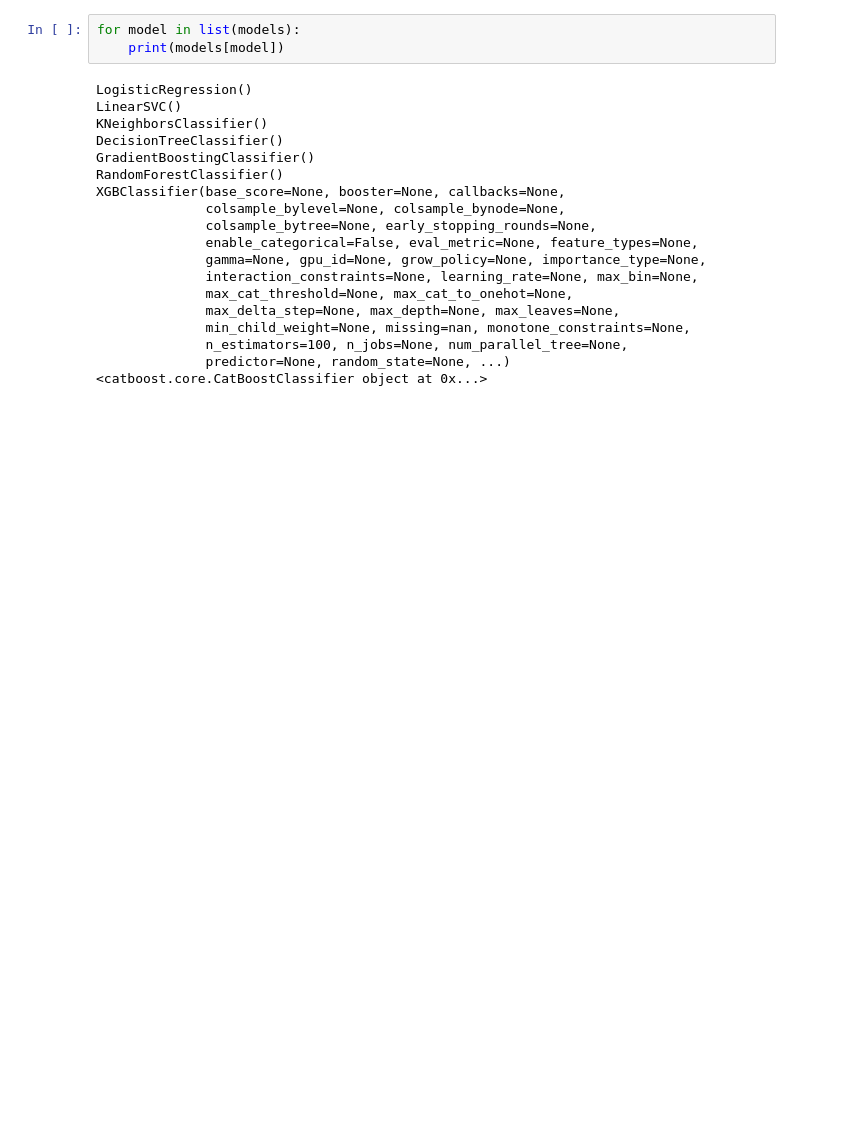
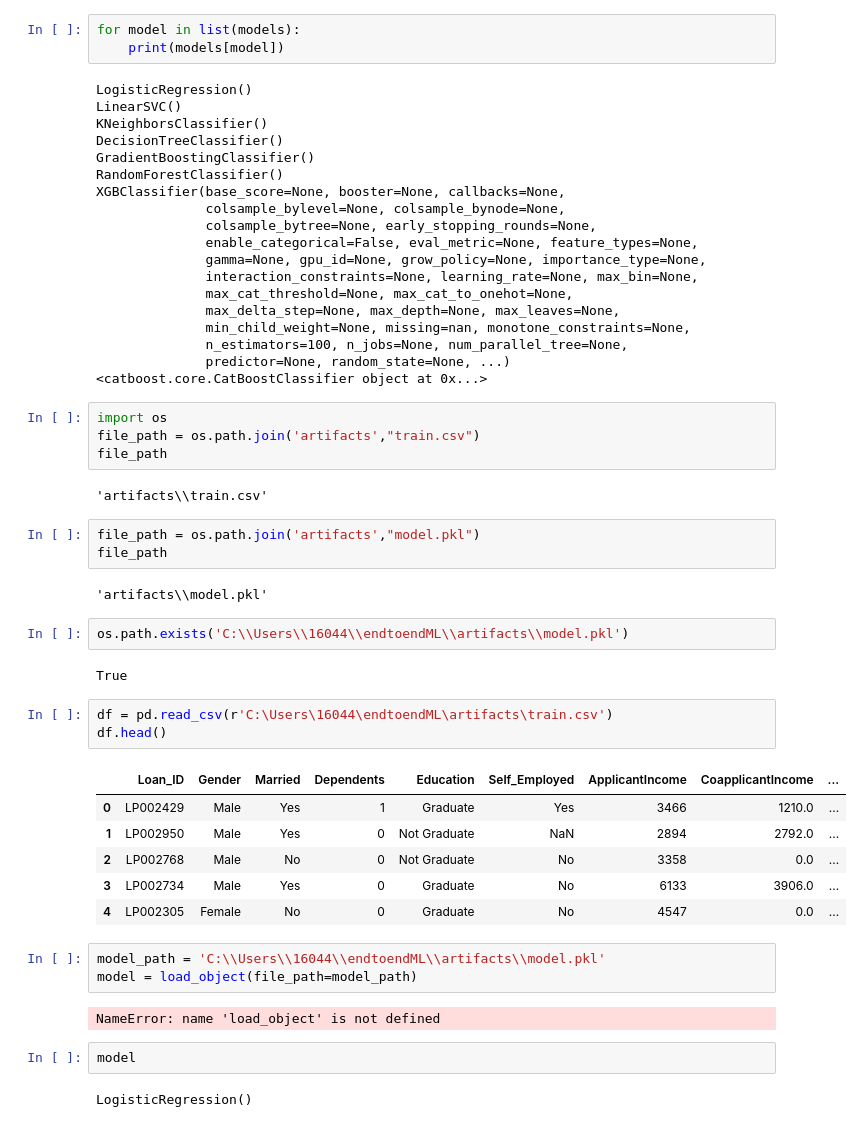
Before and after one commit to sjana01/LoanApprovalPrediction, a Jupyter notebook: notebooks/EDA.ipynb, the cells around one changed output. Cells and saved outputs as stored; diff of their text form; blank space fills up the shorter version.

```diff
--- a/notebooks/EDA.ipynb
+++ b/notebooks/EDA.ipynb
@@ -207,3 +215,37 @@ XGBClassifier(base_score=None, booster=None, callbacks=None,
               n_estimators=100, n_jobs=None, num_parallel_tree=None,
               predictor=None, random_state=None, ...)
 <catboost.core.CatBoostClassifier object at 0x...>
+# %%
+import os
+file_path = os.path.join('artifacts',"train.csv")
+file_path
+# %% [output]
+'artifacts\\train.csv'
+# %%
+file_path = os.path.join('artifacts',"model.pkl")
+file_path
+# %% [output]
+'artifacts\\model.pkl'
+# %%
+os.path.exists('C:\\Users\\16044\\endtoendML\\artifacts\\model.pkl')
+# %% [output]
+True
+# %%
+df = pd.read_csv(r'C:\Users\16044\endtoendML\artifacts\train.csv')
+df.head()
+# %% [output]
+|  | Loan_ID | Gender | Married | Dependents | Education | Self_Employed | ApplicantIncome | CoapplicantIncome | ... |
+| 0 | LP002429 | Male | Yes | 1 | Graduate | Yes | 3466 | 1210.0 | ... |
+| 1 | LP002950 | Male | Yes | 0 | Not Graduate | NaN | 2894 | 2792.0 | ... |
+| 2 | LP002768 | Male | No | 0 | Not Graduate | No | 3358 | 0.0 | ... |
+| 3 | LP002734 | Male | Yes | 0 | Graduate | No | 6133 | 3906.0 | ... |
+| 4 | LP002305 | Female | No | 0 | Graduate | No | 4547 | 0.0 | ... |
+# %%
+model_path = 'C:\\Users\\16044\\endtoendML\\artifacts\\model.pkl'
+model = load_object(file_path=model_path)
+# %% [output]
+NameError: name 'load_object' is not defined
+# %%
+model
+# %% [output]
+LogisticRegression()
```
Also changed, not shown: parts of 8 cells of this notebook, 7 other files.
